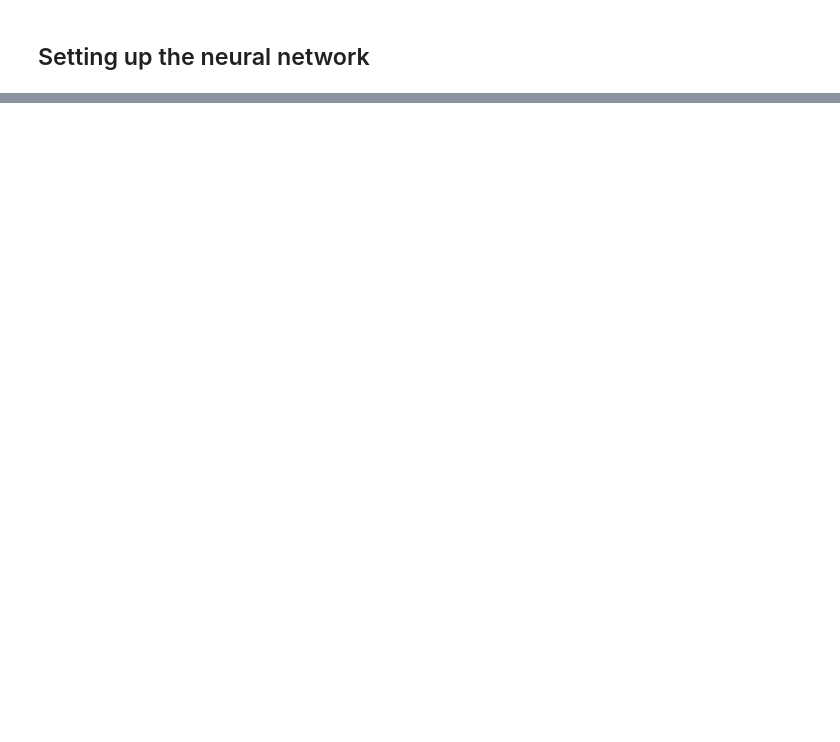
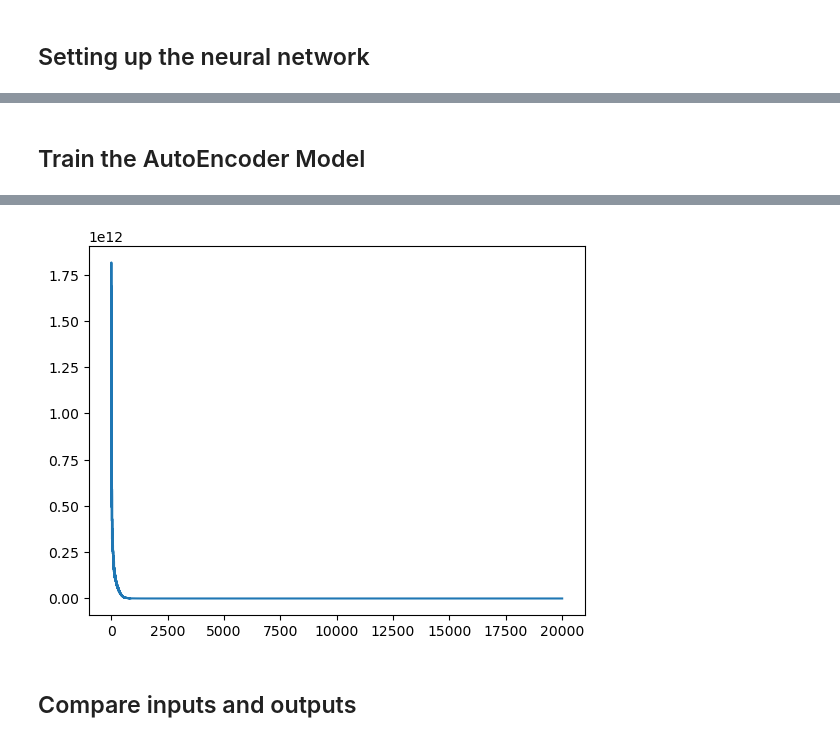
Before and after one commit to tomlijding/DL-based-CS-under-IQ-imbalance, a Jupyter notebook: main.ipynb, the cells around one changed output, grey strips where cells are left out. Saved outputs shown, nothing was run; the diff lists cells and outputs as text; code cells hidden in the pictures; blank space fills up the shorter version.

```diff
--- a/main.ipynb
+++ b/main.ipynb
@@ -228,0 +336,30 @@ tensor([[-4.2915e-06,  2.1458e-06, -1.1325e-06,  5.9605e-08,  3.0994e-06,
+# %% [markdown]
+## Train the AutoEncoder Model
+# %%
+encoding_dim = 50
+# Initialize model
+hidden_dims = np.array([100,140,180])
+autoencoder_model = LearnedAutoencoder(vector_size,encoding_dim,hidden_dims)
+optimizer = torch.optim.Adam(autoencoder_model.parameters(), lr=1E-3, betas=(0.9,0.999),weight_decay=1E-6)
+loss_fn = nn.MSELoss()
+
+# def complex_mse_loss(input, target):
+#     return F.mse_loss(input, target)
+
+# Training loop
+losses = []
+for epoch in range(2000):
+    for batch in dataloader:
+        inputs, targets = batch  # Unpack the tuple
+        optimizer.zero_grad()
+        output = autoencoder_model(inputs)
+        loss = loss_fn(output, targets)
+        loss.backward()
+        optimizer.step()
+        losses.append(loss.item())
+
+    print(f"Epoch {epoch+1}, Loss: {loss.item():.6f}")
+
+plt.plot(losses)
+plt.show()
+# %% [output]
@@ -228,0 +383,3 @@ tensor([[-4.2915e-06,  2.1458e-06, -1.1325e-06,  5.9605e-08,  3.0994e-06,
+[figure, added]
+# %% [markdown]
+## Compare inputs and outputs
```
Also changed, not shown: parts of 11 cells of this notebook.
